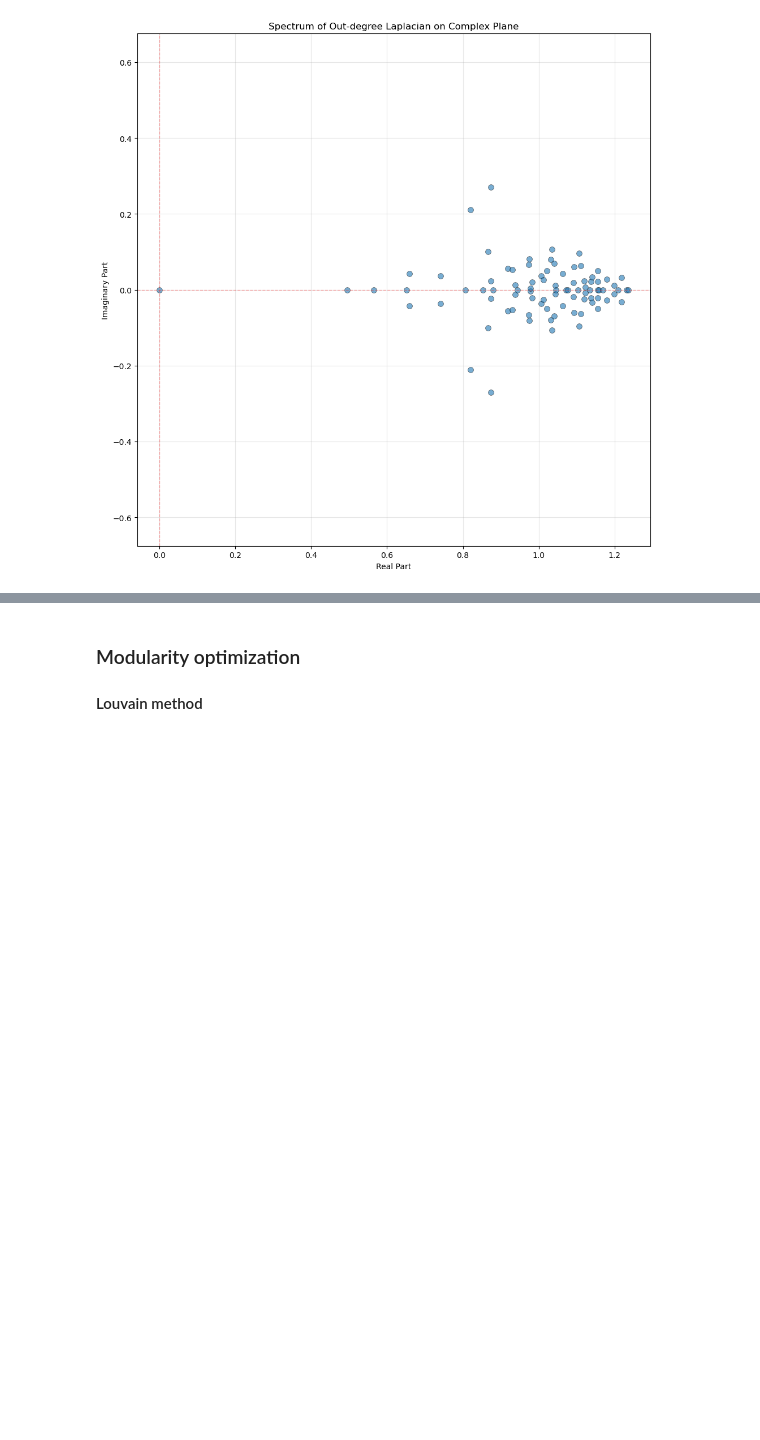
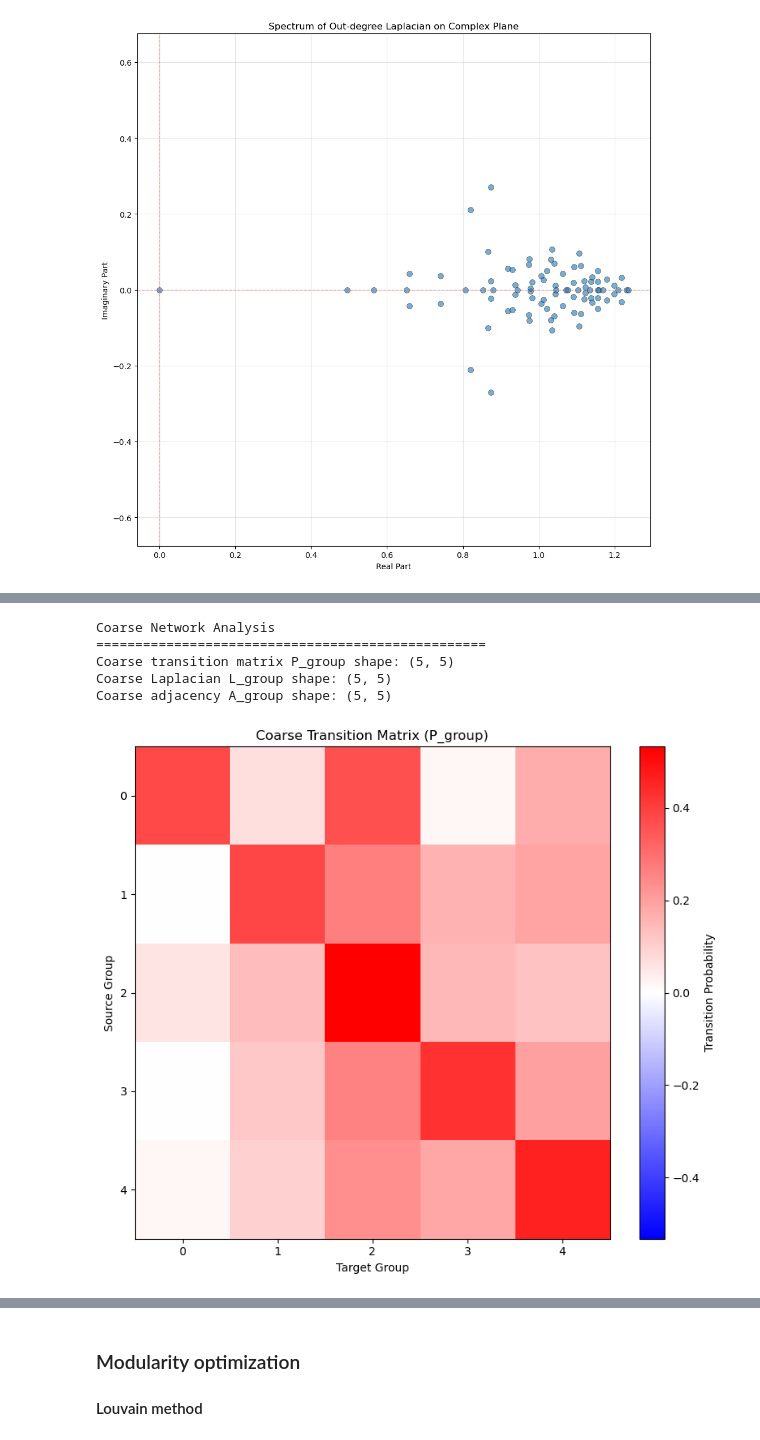
Before and after one commit to CharlesXu-Jingyue/MesoCompPrimitives, a Jupyter notebook: notebooks/poc.ipynb, the cells around one changed output, grey strips where cells are left out. Drawn from its saved outputs; the diff is of its cells as text; code cells hidden in the pictures; blank space fills up the shorter version.

```diff
--- a/notebooks/poc.ipynb
+++ b/notebooks/poc.ipynb
@@ -1535,0 +1658,74 @@ Coarse Laplacian stats: min=-0.3836, max=0.6522, mean=0.0683
+# %%
+# Visualize coarse-grained network
+print("Coarse Network Analysis")
+print("=" * 50)
+
+# Get coarse operators
+P_group = coarse_graph['P_group']
+L_group = coarse_graph['L_group']
+A_group = coarse_graph['A_group']
+
+print(f"Coarse transition matrix P_group shape: {P_group.shape}")
+print(f"Coarse Laplacian L_group shape: {L_group.shape}")
+print(f"Coarse adjacency A_group shape: {A_group.shape}")
+
+# Plot P_group
+plt.figure(figsize=(8, 7))
+plt.imshow(P_group, cmap='bwr', aspect='auto',
+           vmin=-np.max(np.abs(P_group)), vmax=np.max(np.abs(P_group)))
+plt.title('Coarse Transition Matrix (P_group)')
+plt.xlabel('Target Group')
+plt.ylabel('Source Group')
+plt.colorbar(label='Transition Probability')
+plt.tight_layout()
+plt.show()
+
+# Plot L_group
+plt.figure(figsize=(8, 7))
+plt.imshow(L_group, cmap='bwr', aspect='auto',
+           vmin=-np.max(np.abs(L_group)), vmax=np.max(np.abs(L_group)))
+plt.title('Coarse Laplacian (L_group)')
+plt.xlabel('Target Group')
+plt.ylabel('Source Group')
+plt.colorbar(label='Laplacian Value')
+plt.tight_layout()
+plt.show()
+
+# Plot A_group
+plt.figure(figsize=(8, 7))
+plt.imshow(np.abs(A_group), cmap='bwr', aspect='auto',
+           vmin=-np.max(np.abs(A_group)), vmax=np.max(np.abs(A_group)))
+plt.title('Coarse Adjacency (A_group)')
+plt.xlabel('Target Group')
+plt.ylabel('Source Group')
+plt.colorbar(label='log10(Weight + 1)')
+plt.tight_layout()
+plt.show()
+
+# Show coarse network statistics
+print(f"\nCoarse network statistics:")
+print(f"Number of groups: {P_group.shape[0]}")
+print(f"Compression ratio: {A_bilrg.shape[0] / P_group.shape[0]:.1f}x")
+print(f"Transition matrix row sums (should be ~1): {P_group.sum(axis=1)}")
+print(f"Spectral fidelity: {coarse_graph['fidelity']:.4f}")
+
+# Analyze coarse network connectivity
+total_coarse_weight = A_group.sum()
+print(f"Total weight in coarse network: {total_coarse_weight:.1f}")
+print(f"Average weight per connection: {total_coarse_weight / (P_group.shape[0]**2):.3f}")
+
+# Show strongest connections in coarse network
+print(f"\nStrongest connections in coarse network:")
+flat_indices = np.argsort(A_group.flatten())[::-1][:5]
+for idx in flat_indices:
+    i, j = np.unravel_index(idx, A_group.shape)
+    weight = A_group[i, j]
+    if weight > 0.01:  # Only show significant connections
+        print(f"Group {i} → Group {j}: weight = {weight:.3f}")
+# %% [output]
+Coarse Network Analysis
+==================================================
+Coarse transition matrix P_group shape: (5, 5)
+Coarse Laplacian L_group shape: (5, 5)
+Coarse adjacency A_group shape: (5, 5)
+[figure, added]
```
Also changed, not shown: parts of 28 cells of this notebook, 6 other files.
